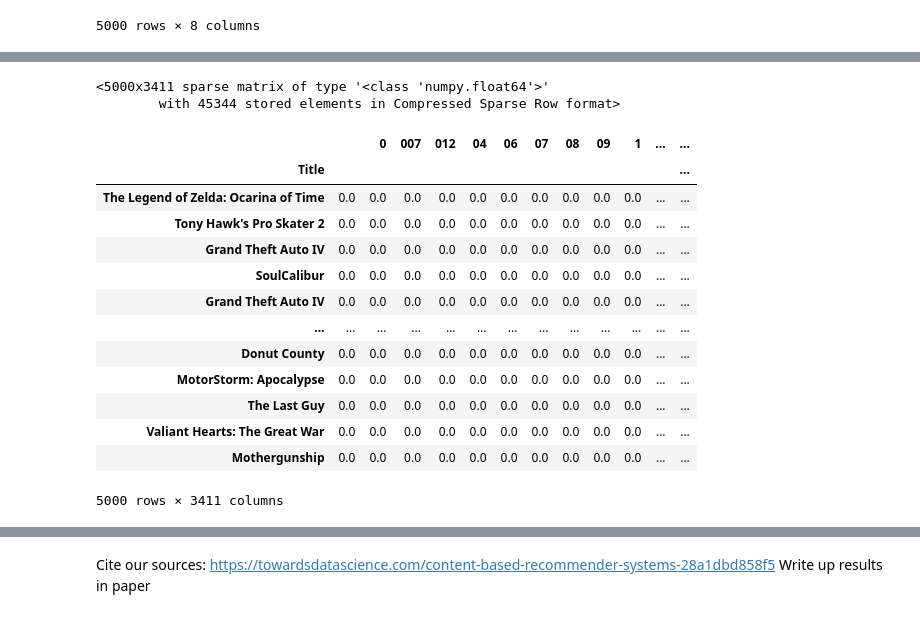
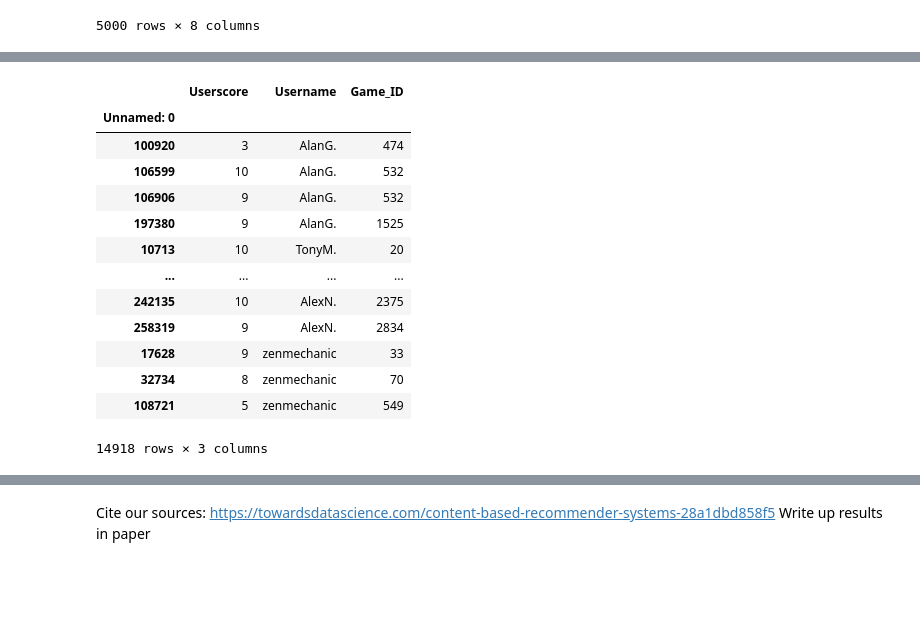
Before and after one commit to psaunderualberta/466_Group_Project, a Jupyter notebook: src/content_based.ipynb, the cells around one changed output, grey strips where cells are left out. Drawn from its saved outputs; the diff is of its cells as text; code cells hidden in the pictures; blank space fills up the shorter version.

```diff
--- a/src/content_based.ipynb
+++ b/src/content_based.ipynb
@@ -10,6 +10,7 @@ import numpy as np
 game_data = pd.read_csv('data/game_info.csv', index_col=0)
 user_data_train = pd.read_csv('data/user_data_train_no_comments.csv', index_col=0)
 user_data_test = pd.read_csv('data/user_data_test_no_comments.csv', index_col=0)
+user_data_validation = pd.read_csv('data/user_data_validation_no_comments.csv', index_col=0)
 user_data_train_mean_userscore = user_data_train['Userscore'].mean()
 # %%
 game_data
@@ -47,27 +31,17 @@ user_data_test
-# %%
-# information consists of game title, genres, platform, and number of players (no_players)
-game_info = game_data['Title'].apply(lambda s: s.split()) + game_data['Genre'].apply(lambda s: s.split(';')) + game_data['Platform'].apply(lambda s: [s]) + game_data['No_Players'].apply(lambda s: [str(s)])
-# Analyzer will strip non-alphanumeric characters and ignore case
-tf = TfidfVectorizer(analyzer=lambda i: map(lambda s: ''.join(filter(str.isalnum, s.lower())), i))
-tfidf_matrix = tf.fit_transform(game_info)
-tfidf_matrix
-# %% [output]
-<5000x3411 sparse matrix of type '<class 'numpy.float64'>'
-        with 45344 stored elements in Compressed Sparse Row format>
-# %%
-pd.DataFrame(tfidf_matrix.todense(), columns=tf.get_feature_names(), index=game_data['Title'])
-# %% [output]
-|  |  | 0 | 007 | 012 | 04 | 06 | 07 | 08 | 09 | 1 | ... | ... |
-| Title |  |  |  |  |  |  |  |  |  |  |  | ... |
-| The Legend of Zelda: Ocarina of Time | 0.0 | 0.0 | 0.0 | 0.0 | 0.0 | 0.0 | 0.0 | 0.0 | 0.0 | 0.0 | ... | ... |
-| Tony Hawk's Pro Skater 2 | 0.0 | 0.0 | 0.0 | 0.0 | 0.0 | 0.0 | 0.0 | 0.0 | 0.0 | 0.0 | ... | ... |
-| Grand Theft Auto IV | 0.0 | 0.0 | 0.0 | 0.0 | 0.0 | 0.0 | 0.0 | 0.0 | 0.0 | 0.0 | ... | ... |
-| SoulCalibur | 0.0 | 0.0 | 0.0 | 0.0 | 0.0 | 0.0 | 0.0 | 0.0 | 0.0 | 0.0 | ... | ... |
-| Grand Theft Auto IV | 0.0 | 0.0 | 0.0 | 0.0 | 0.0 | 0.0 | 0.0 | 0.0 | 0.0 | 0.0 | ... | ... |
-| ... | ... | ... | ... | ... | ... | ... | ... | ... | ... | ... | ... | ... |
-| Donut County | 0.0 | 0.0 | 0.0 | 0.0 | 0.0 | 0.0 | 0.0 | 0.0 | 0.0 | 0.0 | ... | ... |
-| MotorStorm: Apocalypse | 0.0 | 0.0 | 0.0 | 0.0 | 0.0 | 0.0 | 0.0 | 0.0 | 0.0 | 0.0 | ... | ... |
-| The Last Guy | 0.0 | 0.0 | 0.0 | 0.0 | 0.0 | 0.0 | 0.0 | 0.0 | 0.0 | 0.0 | ... | ... |
-| Valiant Hearts: The Great War | 0.0 | 0.0 | 0.0 | 0.0 | 0.0 | 0.0 | 0.0 | 0.0 | 0.0 | 0.0 | ... | ... |
-| Mothergunship | 0.0 | 0.0 | 0.0 | 0.0 | 0.0 | 0.0 | 0.0 | 0.0 | 0.0 | 0.0 | ... | ... |
-5000 rows × 3411 columns
+# %%
+user_data_validation
+# %% [output]
+|  | Userscore | Username | Game_ID |
+| Unnamed: 0 |  |  |  |
+| 100920 | 3 | AlanG. | 474 |
+| 106599 | 10 | AlanG. | 532 |
+| 106906 | 9 | AlanG. | 532 |
+| 197380 | 9 | AlanG. | 1525 |
+| 10713 | 10 | TonyM. | 20 |
+| ... | ... | ... | ... |
+| 242135 | 10 | AlexN. | 2375 |
+| 258319 | 9 | AlexN. | 2834 |
+| 17628 | 9 | zenmechanic | 33 |
+| 32734 | 8 | zenmechanic | 70 |
+| 108721 | 5 | zenmechanic | 549 |
+14918 rows × 3 columns
```
Also changed, not shown: parts of 9 cells of this notebook.
